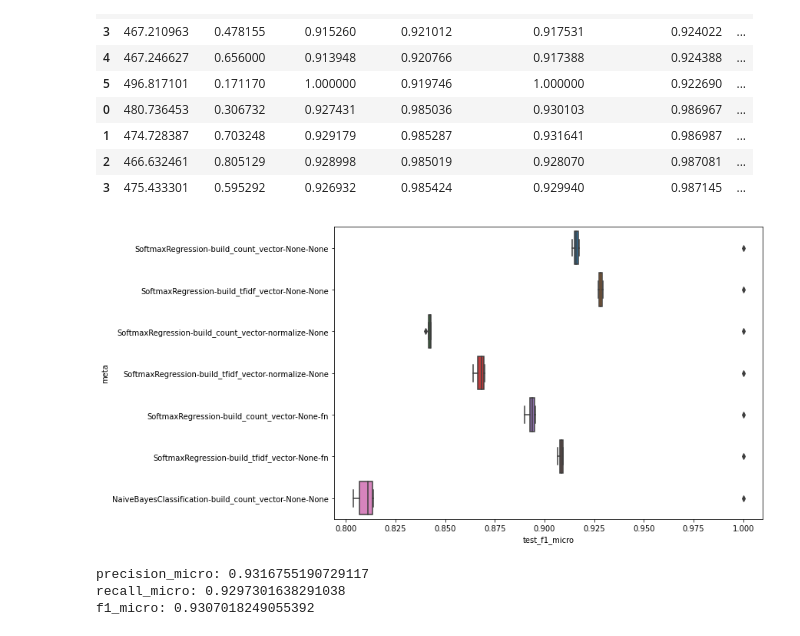
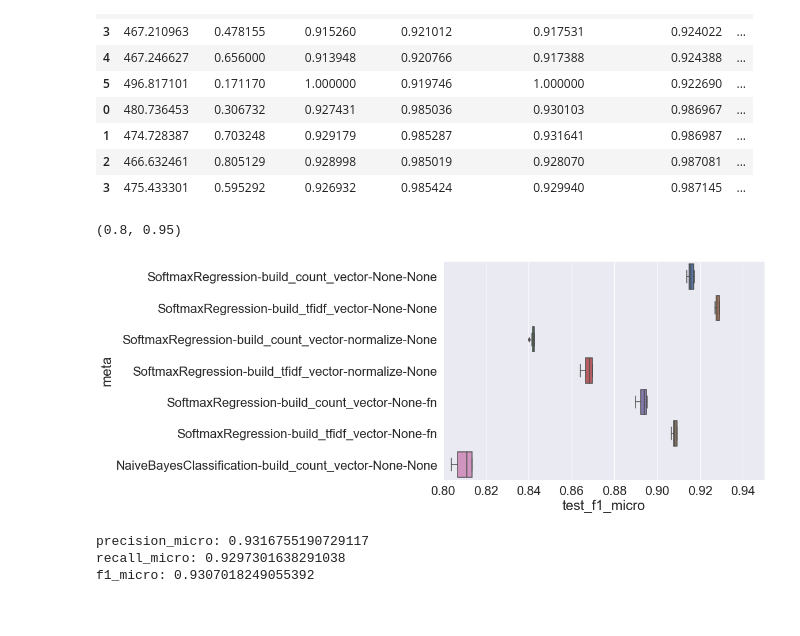
Before and after one commit to akurniawan/ICS5110-final, a Jupyter notebook: 06-Model Experiments All from Scratch 2.ipynb, the cells around one changed output. Saved outputs shown, nothing was run; the diff lists cells and outputs as text; code cells hidden in the pictures.

```diff
--- a/06-Model Experiments All from Scratch 2.ipynb
+++ b/06-Model Experiments All from Scratch 2.ipynb
@@ -465,15 +465,20 @@ analysis_df.head(10)
 | 1 | 474.728387 | 0.703248 | 0.929179 | 0.985287 | 0.931641 | 0.986987 | ... |
 | 2 | 466.632461 | 0.805129 | 0.928998 | 0.985019 | 0.928070 | 0.987081 | ... |
 | 3 | 475.433301 | 0.595292 | 0.926932 | 0.985424 | 0.929940 | 0.987145 | ... |
+# %%
+analysis_df = pd.read_csv("all_scratch_performance.csv")
 # %%
 from matplotlib import pyplot
 import seaborn as sns
 
+sns.set(font_scale=2)
 a4_dims = (10, 7)
 fig, ax = pyplot.subplots(figsize=a4_dims)
 g = sns.boxplot(data=analysis_df, x="test_f1_micro", y="meta")
+g.set_xlim([0.8, 0.95])
 # %% [output]
+(0.8, 0.95)
-[figure, old version]
+[figure, new version]
 # %%
 analysis_df.to_csv("all_scratch_performance.csv", index=False)
 # %%
```
Also changed, not shown: 2 other files.
